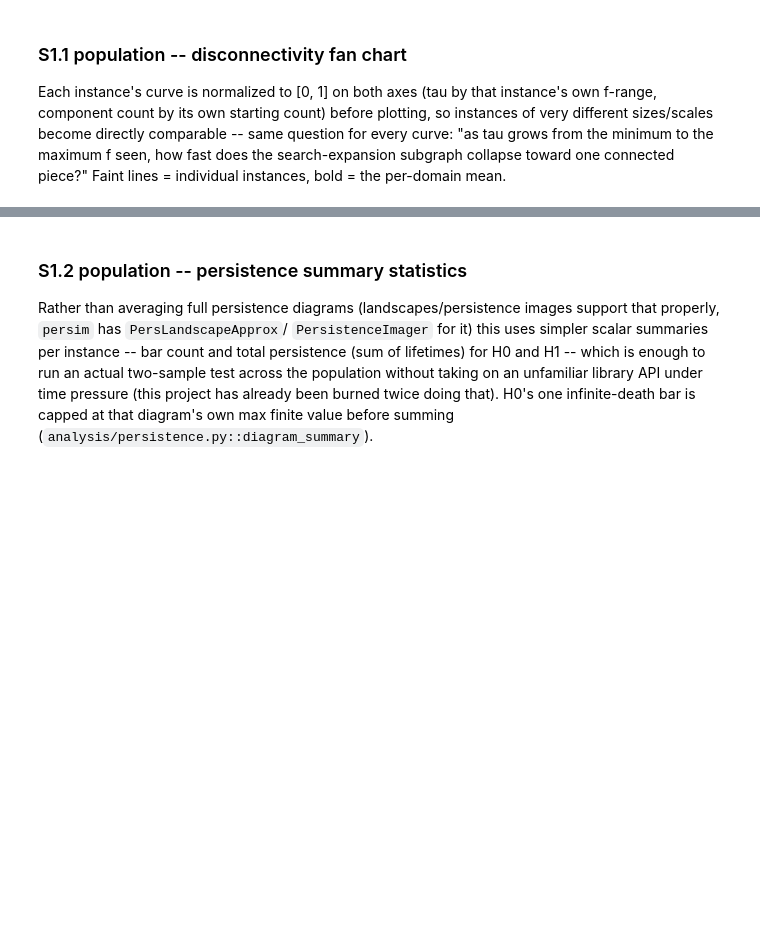
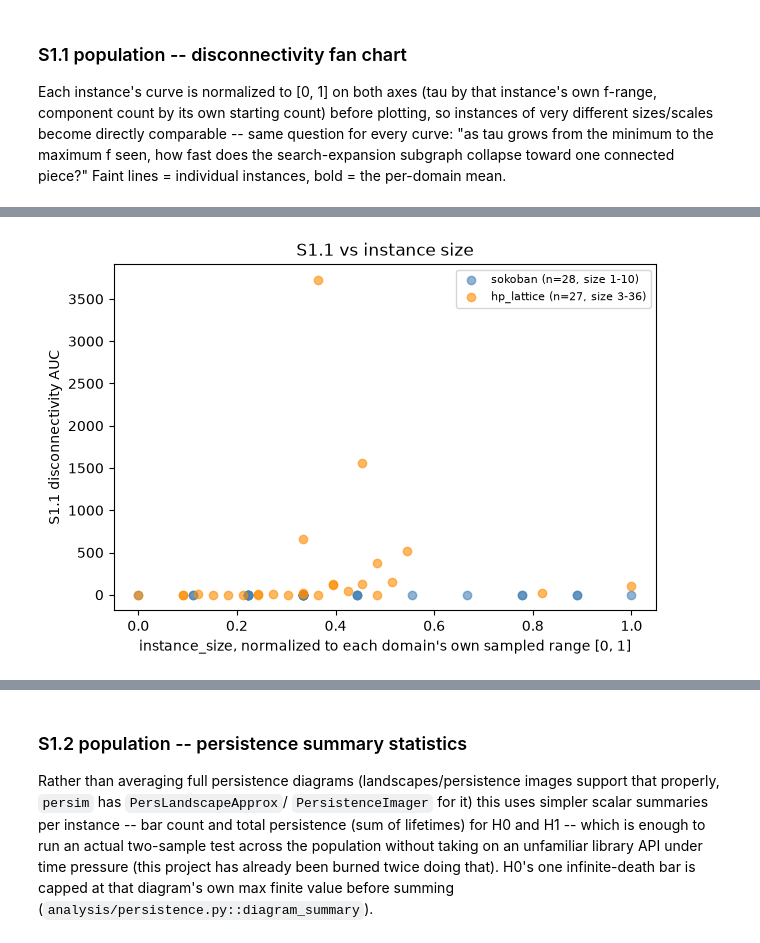
Before and after one commit to ImaginaryLogs/MSALGCM-sokobot-analysis, a Jupyter notebook: notebooks/cross_domain_analysis.ipynb, the cells around one changed output, grey strips where cells are left out. Saved outputs shown, nothing was run; the diff lists cells and outputs as text; code cells hidden in the pictures; blank space fills up the shorter version.

```diff
--- a/notebooks/cross_domain_analysis.ipynb
+++ b/notebooks/cross_domain_analysis.ipynb
@@ -271,0 +345,8 @@ plt.show()
+# %%
+scatter_by_size(
+    {d: list(zip(data["disc_sizes"], [_auc(c) for c in data["disc_curves"]])) for d, data in pop_data.items()},
+    ylabel="S1.1 disconnectivity AUC",
+    title="S1.1 vs instance size",
+)
+# %% [output]
+[figure, added]
```
Also changed, not shown: parts of 70 cells of this notebook, 16 other files.
